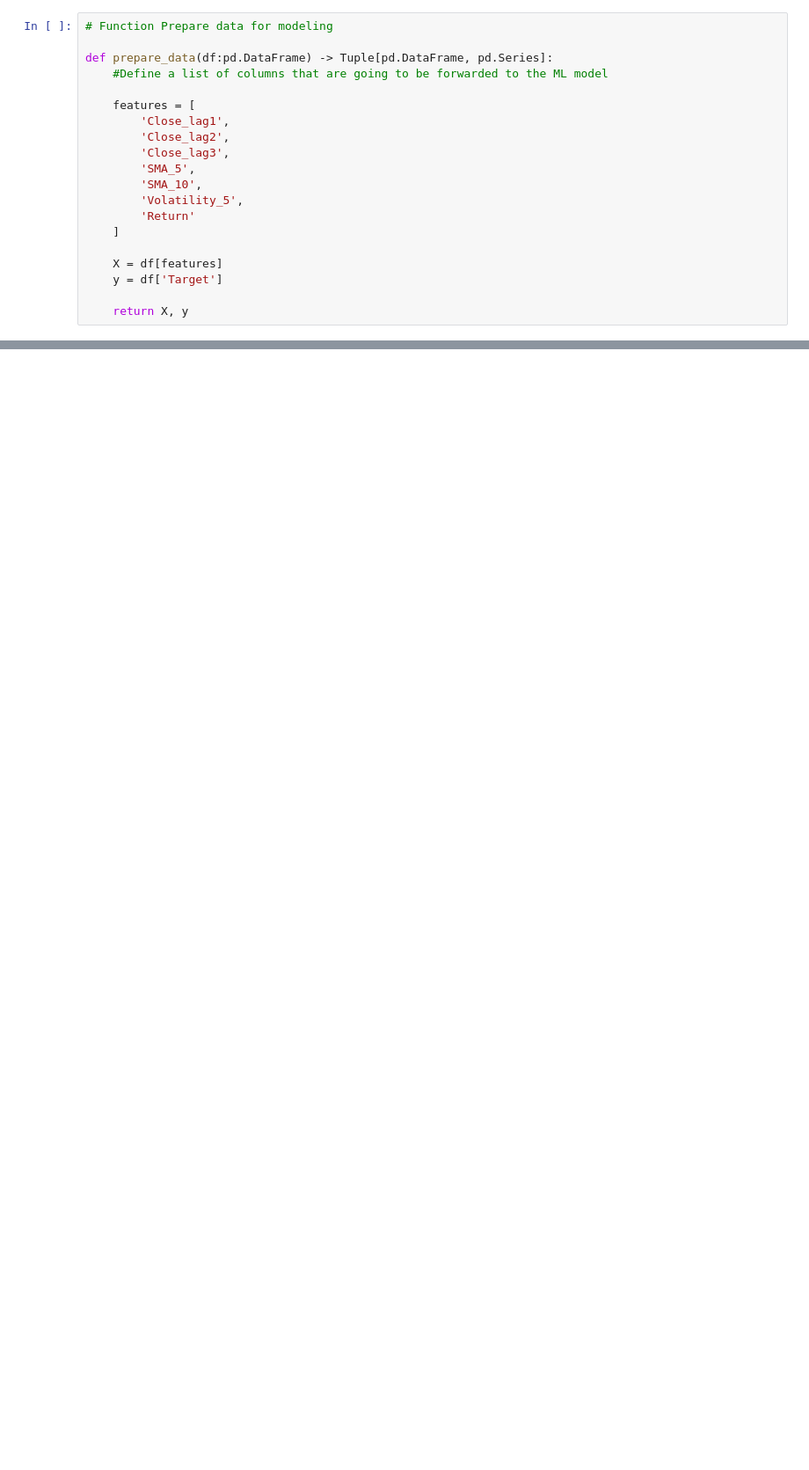
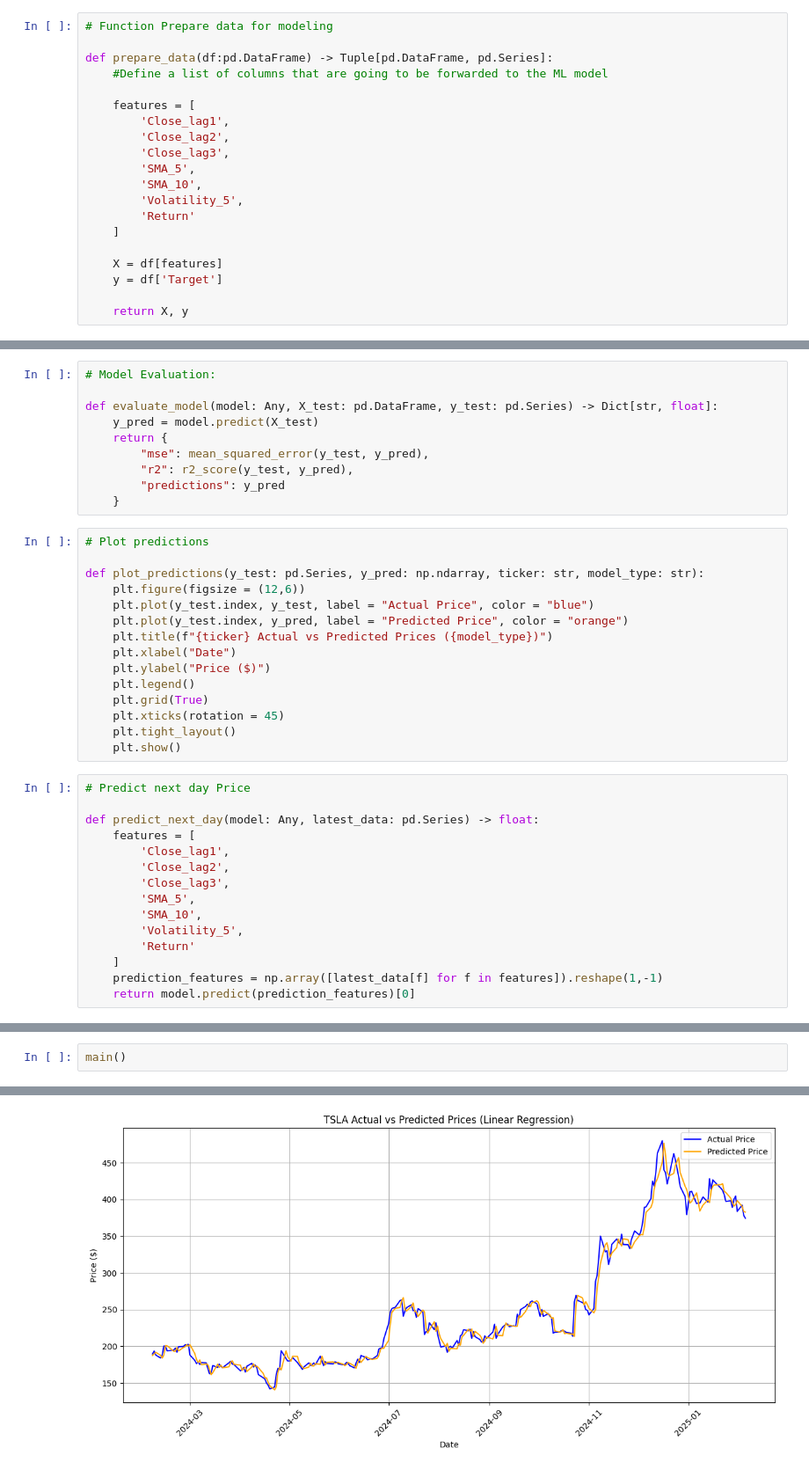
Before and after one commit to OAillon/GHW-Finance-Project, a Jupyter notebook: session5/session-5.ipynb, the cells around one changed output, grey strips where cells are left out. Shown at 88% size. Drawn from its saved outputs; the diff is of its cells as text; blank space fills up the shorter version.

```diff
--- a/session5/session-5.ipynb
+++ b/session5/session-5.ipynb
@@ -83,0 +90,40 @@ def train_model(X_train: pd.DataFrame, y_train: pd.Series, model_type: str = "lr
+# %%
+# Model Evaluation:
+
+def evaluate_model(model: Any, X_test: pd.DataFrame, y_test: pd.Series) -> Dict[str, float]:
+    y_pred = model.predict(X_test)
+    return {
+        "mse": mean_squared_error(y_test, y_pred),
+        "r2": r2_score(y_test, y_pred),
+        "predictions": y_pred
+    }
+# %%
+# Plot predictions
+
+def plot_predictions(y_test: pd.Series, y_pred: np.ndarray, ticker: str, model_type: str):
+    plt.figure(figsize = (12,6))
+    plt.plot(y_test.index, y_test, label = "Actual Price", color = "blue")
+    plt.plot(y_test.index, y_pred, label = "Predicted Price", color = "orange")
+    plt.title(f"{ticker} Actual vs Predicted Prices ({model_type})")
+    plt.xlabel("Date")
+    plt.ylabel("Price ($)")
+    plt.legend()
+    plt.grid(True)
+    plt.xticks(rotation = 45)
+    plt.tight_layout()
+    plt.show()
+# %%
+# Predict next day Price
+
+def predict_next_day(model: Any, latest_data: pd.Series) -> float:
+    features = [
+        'Close_lag1',
+        'Close_lag2',
+        'Close_lag3',
+        'SMA_5',
+        'SMA_10',
+        'Volatility_5',
+        'Return'
+    ]
+    prediction_features = np.array([latest_data[f] for f in features]).reshape(1,-1)
+    return model.predict(prediction_features)[0]
@@ -83,0 +182,3 @@ def train_model(X_train: pd.DataFrame, y_train: pd.Series, model_type: str = "lr
+# %%
+main()
+# %% [output]
@@ -83,0 +203 @@ def train_model(X_train: pd.DataFrame, y_train: pd.Series, model_type: str = "lr
+[figure, added]
```
Also changed, not shown: parts of 5 cells of this notebook.
